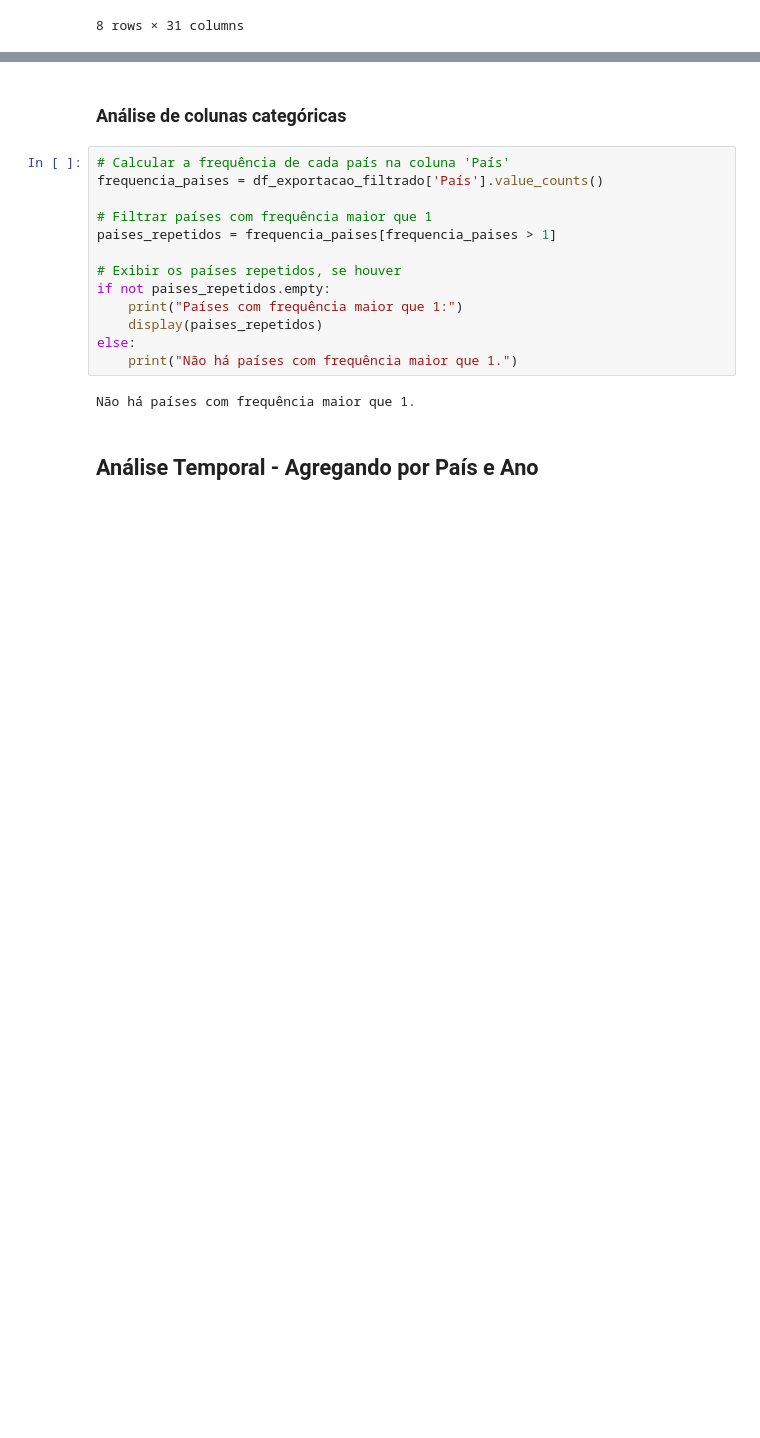
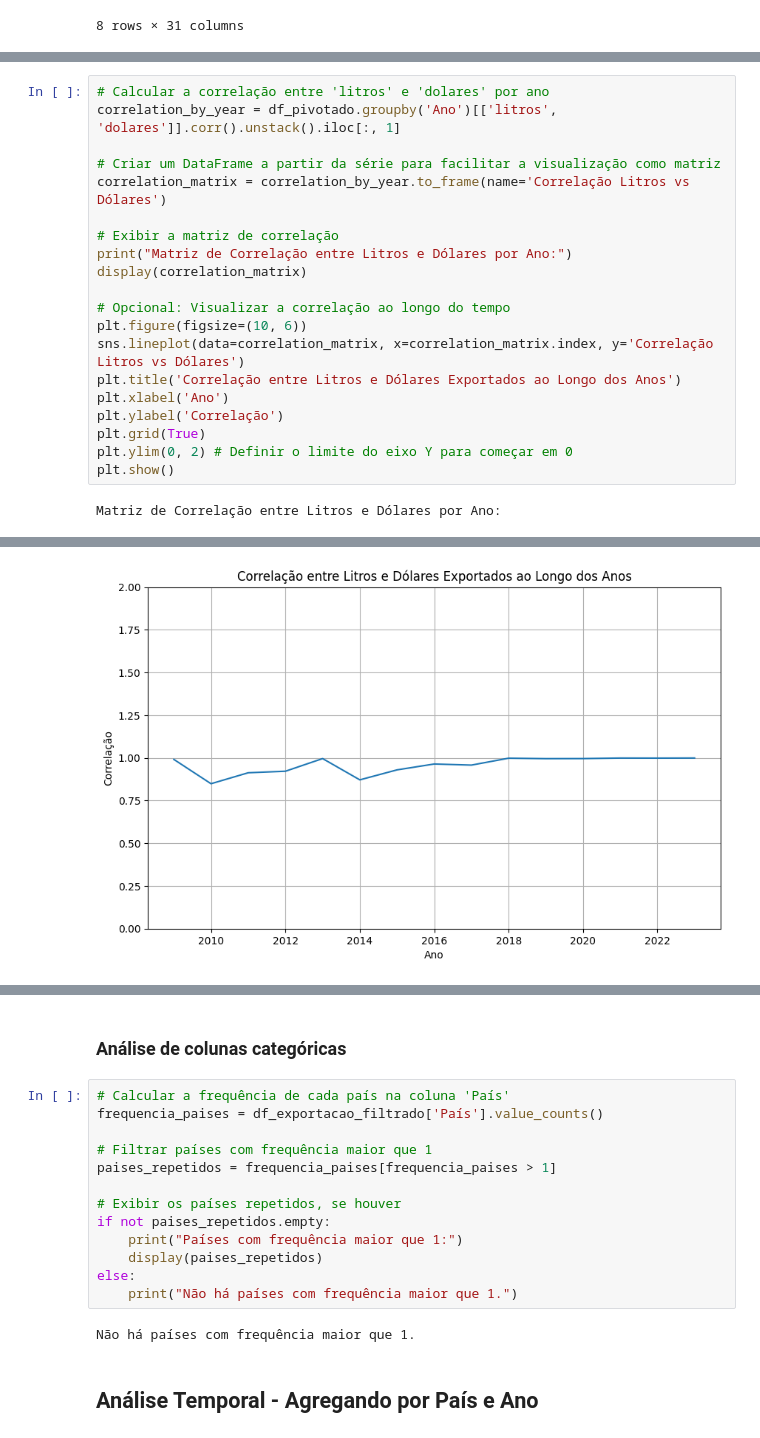
Before and after one commit to dressasys/TechChallenge1_Grupo87_PosTech, a Jupyter notebook: AnaliseDescritiva/Vinhos_Analise_Descritiva_AndressaCucharro.ipynb, the cells around one changed output, grey strips where cells are left out. Cells and saved outputs as stored; diff of their text form; blank space fills up the shorter version.

```diff
--- a/AnaliseDescritiva/Vinhos_Analise_Descritiva_AndressaCucharro.ipynb
+++ b/AnaliseDescritiva/Vinhos_Analise_Descritiva_AndressaCucharro.ipynb
@@ -150,0 +211,22 @@ colunas_numericas_df_filtrado.describe()
+# %%
+# Calcular a correlação entre 'litros' e 'dolares' por ano
+correlation_by_year = df_pivotado.groupby('Ano')[['litros', 'dolares']].corr().unstack().iloc[:, 1]
+
+# Criar um DataFrame a partir da série para facilitar a visualização como matriz
+correlation_matrix = correlation_by_year.to_frame(name='Correlação Litros vs Dólares')
+
+# Exibir a matriz de correlação
+print("Matriz de Correlação entre Litros e Dólares por Ano:")
+display(correlation_matrix)
+
+# Opcional: Visualizar a correlação ao longo do tempo
+plt.figure(figsize=(10, 6))
+sns.lineplot(data=correlation_matrix, x=correlation_matrix.index, y='Correlação Litros vs Dólares')
+plt.title('Correlação entre Litros e Dólares Exportados ao Longo dos Anos')
+plt.xlabel('Ano')
+plt.ylabel('Correlação')
+plt.grid(True)
+plt.ylim(0, 2) # Definir o limite do eixo Y para começar em 0
+plt.show()
+# %% [output]
+Matriz de Correlação entre Litros e Dólares por Ano:
@@ -150,0 +251 @@ colunas_numericas_df_filtrado.describe()
+[figure, added]
```
Also changed, not shown: parts of 11 cells of this notebook.
